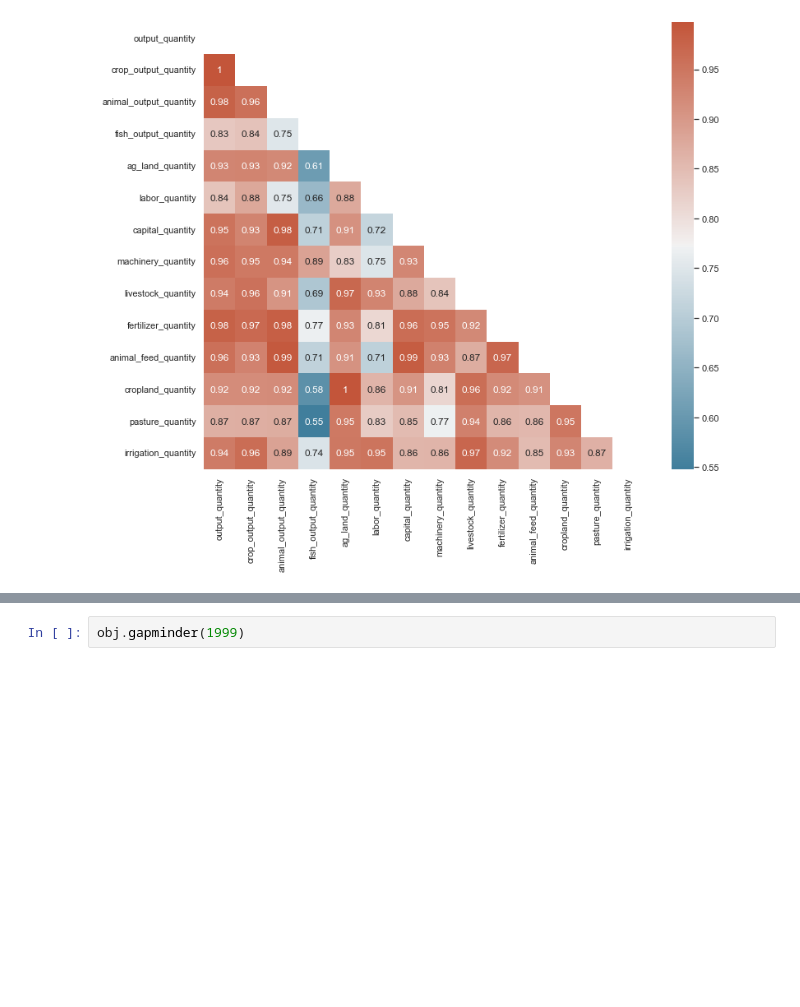
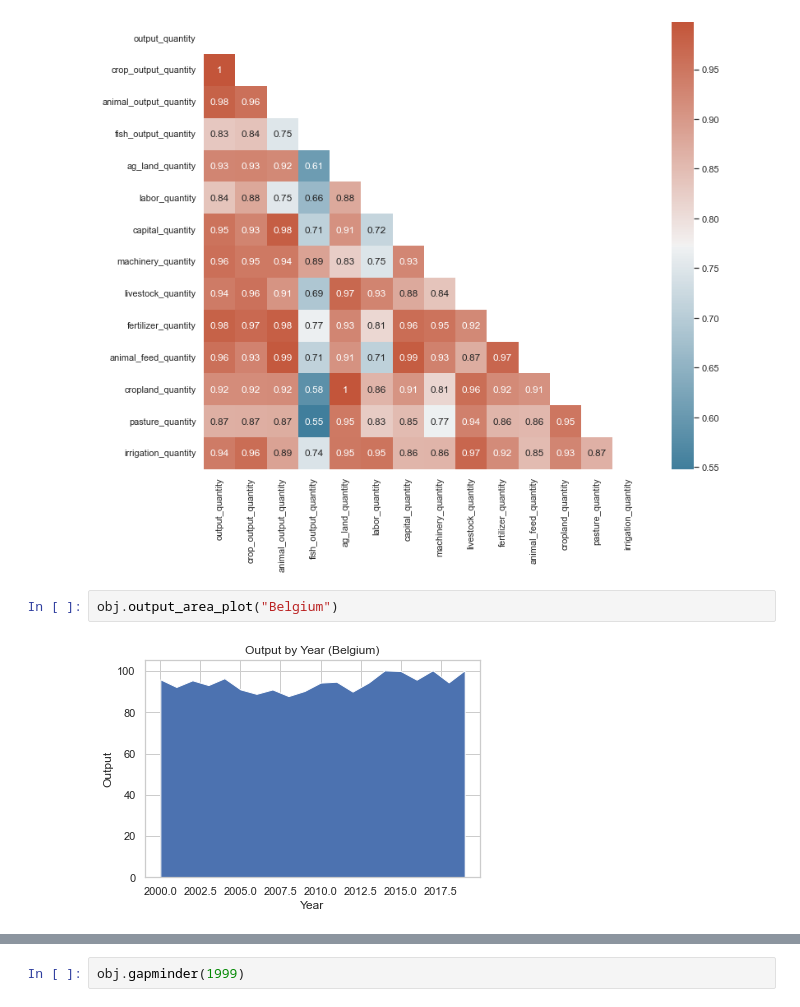
Before and after one commit to InesDew/NOVA-Agros, a Jupyter notebook: Showcase_group_16.ipynb, the cells around one changed output, grey strips where cells are left out. Saved outputs shown, nothing was run; the diff lists cells and outputs as text; blank space fills up the shorter version.

```diff
--- a/Showcase_group_16.ipynb
+++ b/Showcase_group_16.ipynb
@@ -45,6 +64,10 @@ obj.country_list()
 obj.correlate_quantities()
 # %% [output]
 [figure]
+# %%
+obj.output_area_plot("Belgium")
+# %% [output]
+[figure, added]
 # %%
 countries = ["Albania","Belgium"]
 obj.output_over_time(countries)
```
Also changed, not shown: parts of 2 cells of this notebook.
